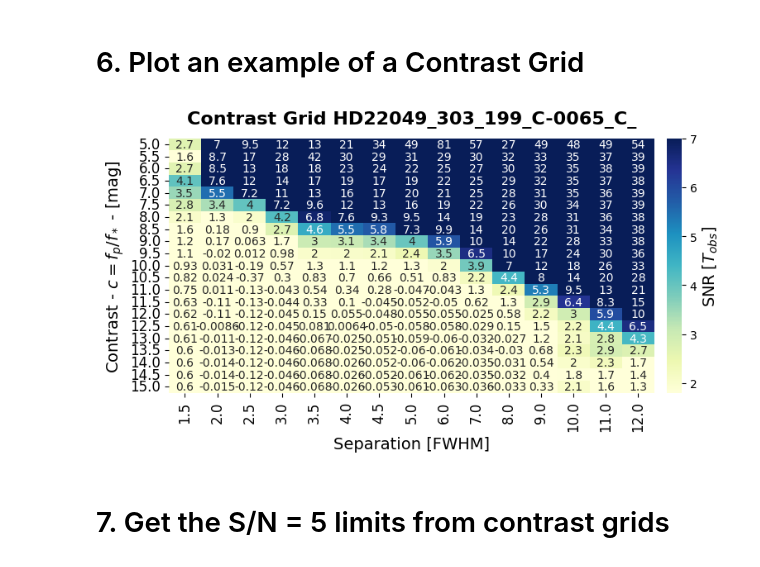
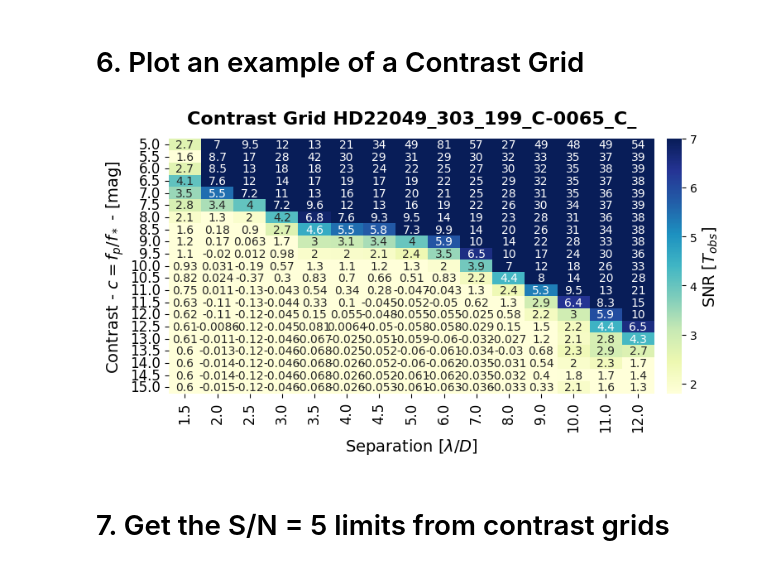
Before and after one commit to markusbonse/fours, a Jupyter notebook: notebooks/paper_plots/05_plot_contrast_curves_and_residuals.ipynb, the cells around one changed output. Cells and saved outputs as stored; diff of their text form; code cells hidden in the pictures.

```diff
--- a/notebooks/paper_plots/05_plot_contrast_curves_and_residuals.ipynb
+++ b/notebooks/paper_plots/05_plot_contrast_curves_and_residuals.ipynb
@@ -269,35 +270,35 @@ gs1 = gridspec.GridSpecFromSubplotSpec(
 
 # All axis we need
 contrast_ax = fig.add_subplot(gs1[0])
 colorbar_ax = fig.add_subplot(gs1[1])
 
 # Plot the contrast grid
 plot_contrast_grid(
     contrast_grid_axis=contrast_ax,
     colorbar_axis=colorbar_ax,
     contrast_grid=tmp_contrast_grid)
 
 colorbar_ax.yaxis.label.set_size(14)
 
 contrast_ax.set_ylabel(
     "Contrast - $c = f_p / f_*$ - [mag]", size=14)
 contrast_ax.set_xlabel(
-    r"Separation [FWHM]", size=14)
+    r"Separation [$\lambda /D$]", size=14)
 contrast_ax.set_title(
     "Contrast Grid " + dataset_name,
     fontsize=16,
     fontweight="bold",
     y=1.03)
 
 contrast_ax.tick_params(
     axis='both',
     which='major',
     labelsize=12)
 
 # Save the figure
 fig.patch.set_facecolor('white')
 # %% [output]
-[figure, old version]
+[figure, new version]
 # %% [markdown]
 # 7. Get the S/N = 5 limits from contrast grids
 # %% [markdown]
```
Also changed, not shown: parts of 8 cells of this notebook, 9 other files.
